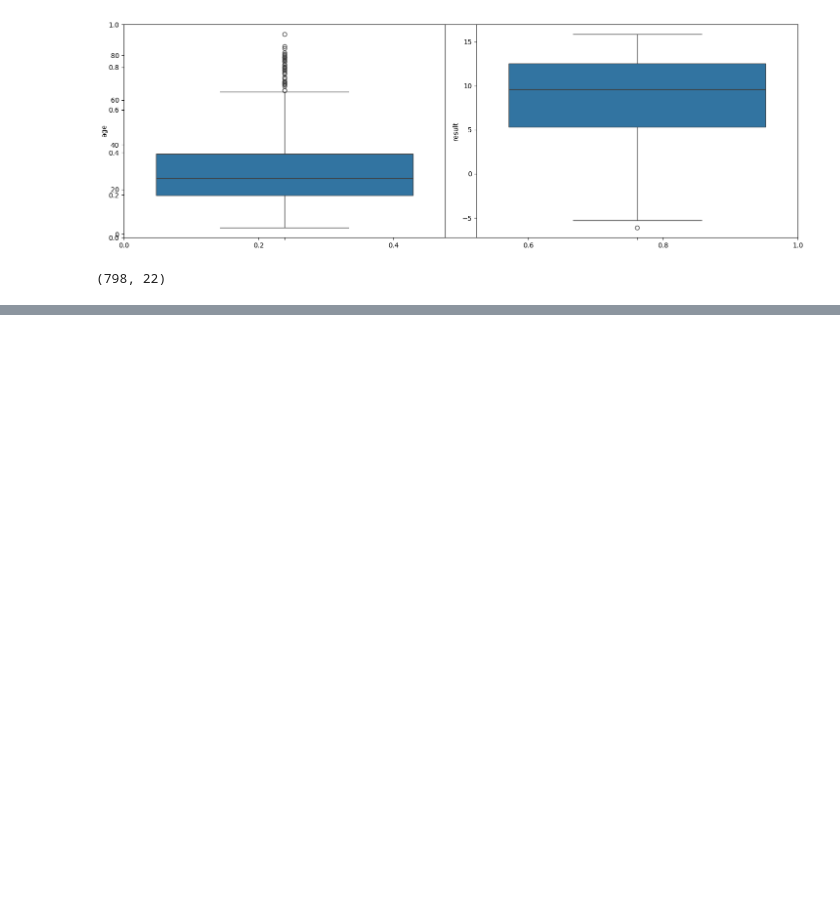
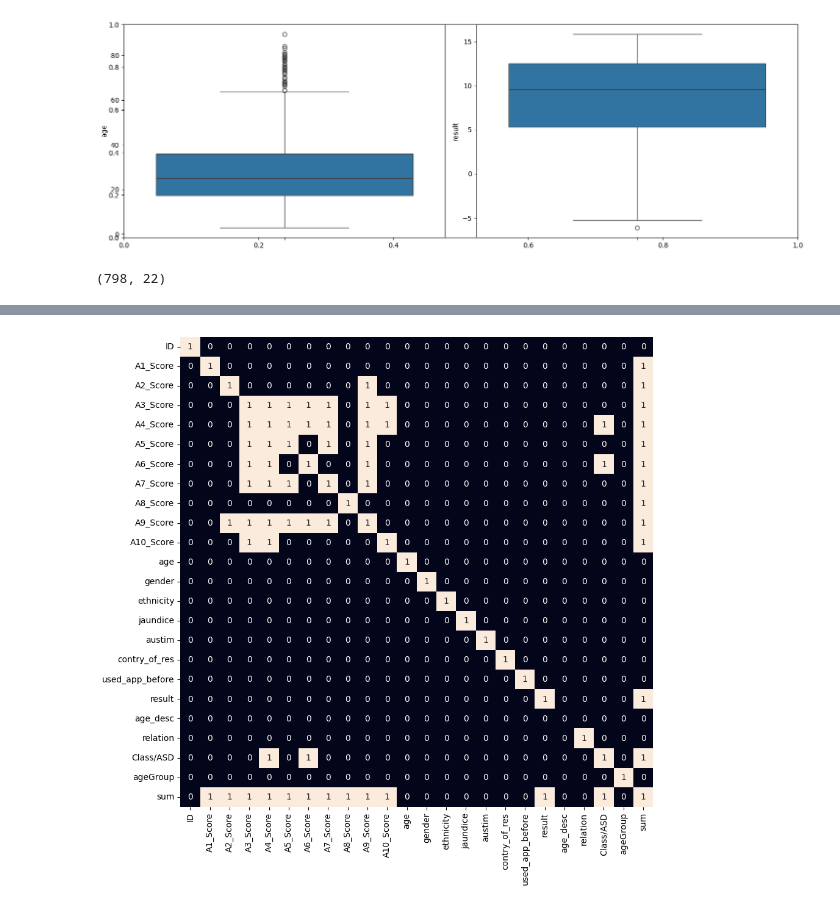
Before and after one commit to Sabaa-Abdennabi/Autism, a Jupyter notebook: Autism.ipynb, the cells around one changed output, grey strips where cells are left out. Saved outputs shown, nothing was run; the diff lists cells and outputs as text; code cells hidden in the pictures; blank space fills up the shorter version.

```diff
--- a/Autism.ipynb
+++ b/Autism.ipynb
@@ -174,0 +232,14 @@ df.shape
+# %%
+def encode_labels(data):
+    for col in data.columns :
+        if data[col].dtype =='object':
+            le = LabelEncoder()
+            data[col] = le.fit_transform(data[col])
+    return data
+df=encode_labels(df)
+# %%
+plt.figure(figsize=(10,10))
+sb.heatmap(df.corr() > 0.5, annot=True, cbar=False)
+plt.show()
+# %% [output]
+[figure, added]
```
Also changed, not shown: parts of 7 cells of this notebook.
